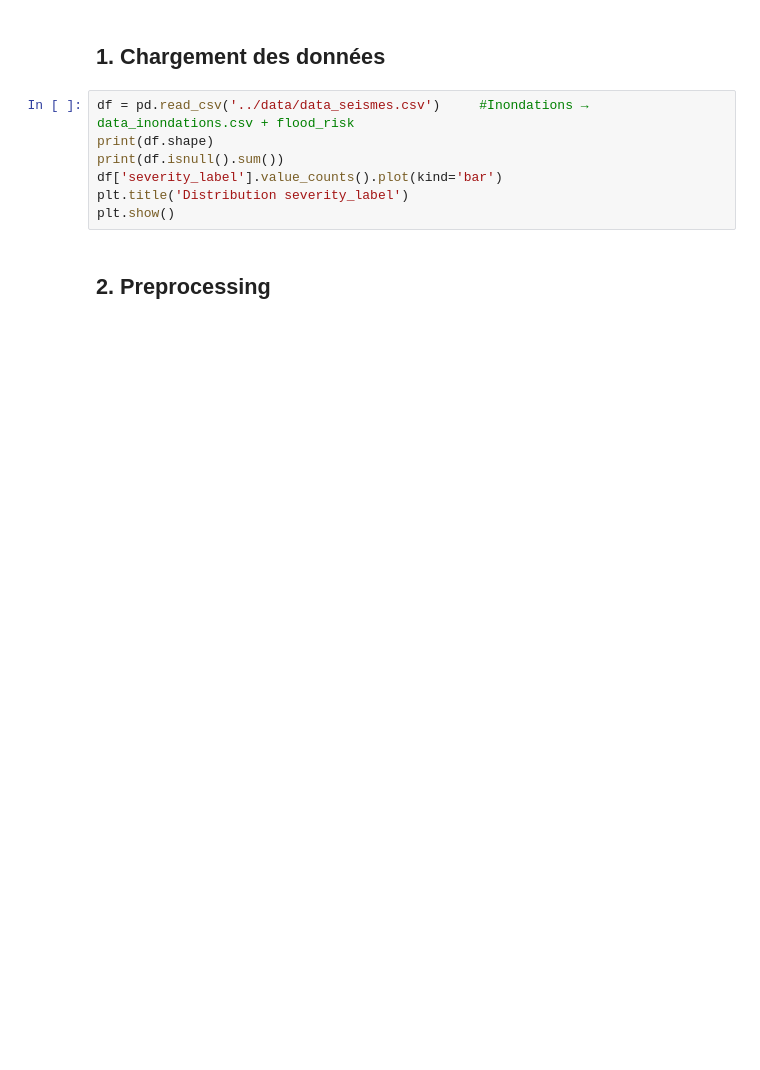
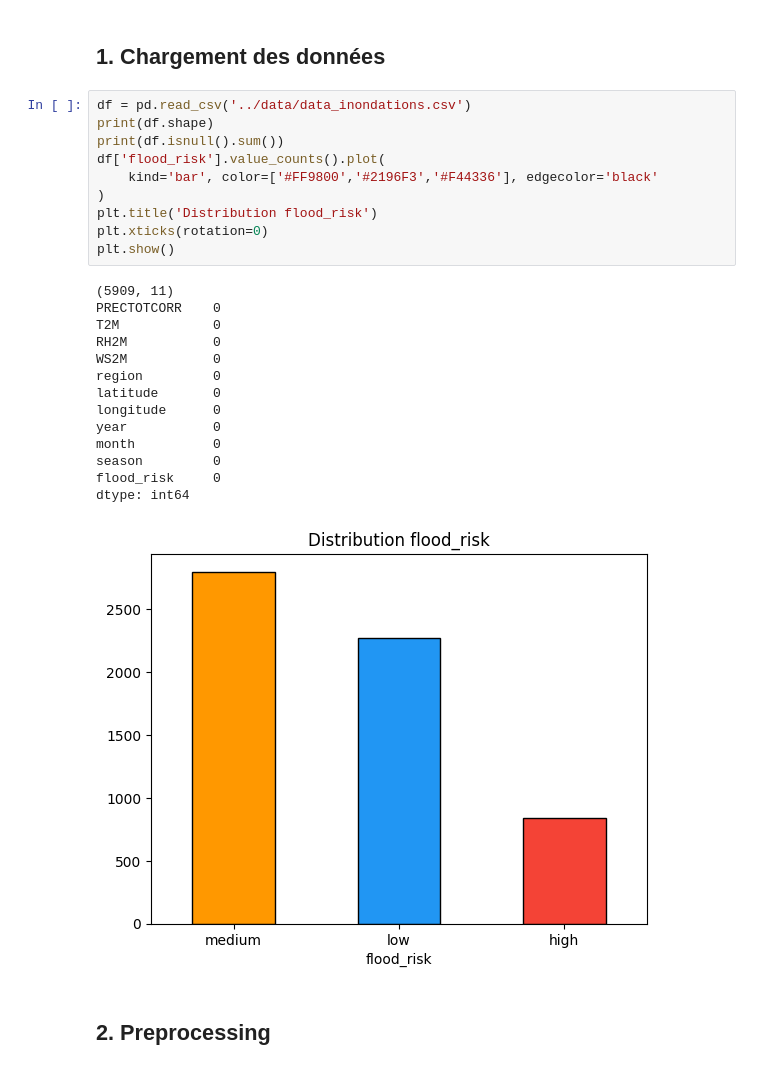
Before and after one commit to ANSS77/suivi-catastrophes-maroc, a Jupyter notebook: ml/notebooks/inondations_training.ipynb, the cells around one changed output. Saved outputs shown, nothing was run; the diff lists cells and outputs as text; blank space fills up the shorter version.

Commit message:
feat: inondations training notebook - résultats modèles ML

```diff
--- a/ml/notebooks/inondations_training.ipynb
+++ b/ml/notebooks/inondations_training.ipynb
@@ -22,11 +22,29 @@ from imblearn.over_sampling import SMOTE
 # %% [markdown]
 ## 1. Chargement des données
 # %%
-df = pd.read_csv('../data/data_seismes.csv')     #Inondations → data_inondations.csv + flood_risk
+df = pd.read_csv('../data/data_inondations.csv')
 print(df.shape)
 print(df.isnull().sum())
-df['severity_label'].value_counts().plot(kind='bar')
-plt.title('Distribution severity_label')
+df['flood_risk'].value_counts().plot(
+    kind='bar', color=['#FF9800','#2196F3','#F44336'], edgecolor='black'
+)
+plt.title('Distribution flood_risk')
+plt.xticks(rotation=0)
 plt.show()
+# %% [output]
+(5909, 11)
+PRECTOTCORR    0
+T2M            0
+RH2M           0
+WS2M           0
+region         0
+latitude       0
+longitude      0
+year           0
+month          0
+season         0
+flood_risk     0
+dtype: int64
+[figure, added]
 # %% [markdown]
 ## 2. Preprocessing
```
Also changed, not shown: parts of 10 cells of this notebook, 1 other file.
